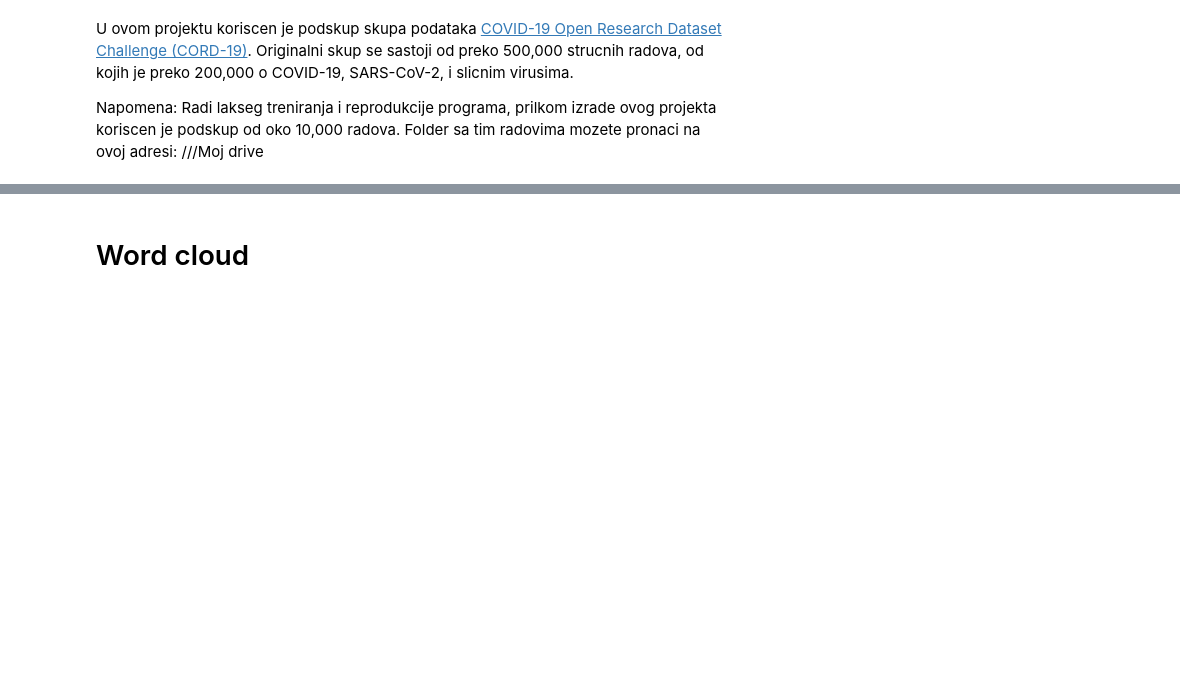
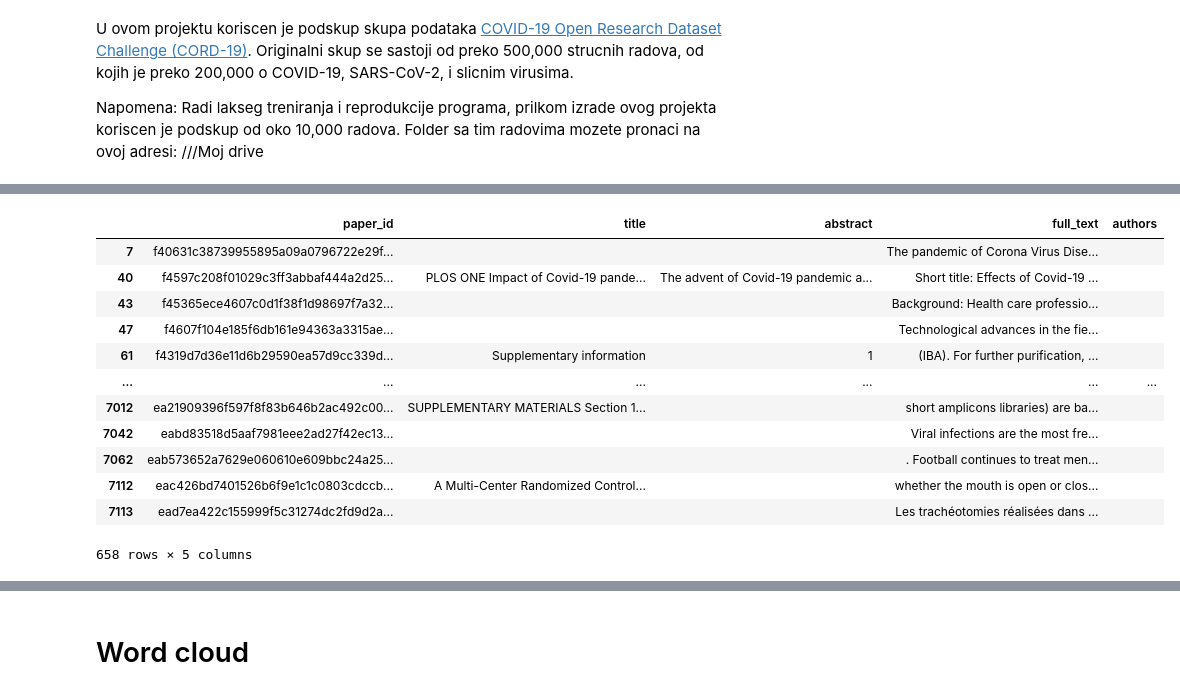
Before and after one commit to JelenaKitanovic/qa_system_covid, a Jupyter notebook: IR_JelenaKitanovic.ipynb, the cells around one changed output, grey strips where cells are left out. Cells and saved outputs as stored; diff of their text form; code cells hidden in the pictures; blank space fills up the shorter version.

```diff
--- a/IR_JelenaKitanovic.ipynb
+++ b/IR_JelenaKitanovic.ipynb
@@ -64,0 +89,16 @@ df.describe()
+# %%
+df[df['authors'] == '']
+# %% [output]
+|  | paper_id | title | abstract | full_text | authors |
+| 7 | f40631c38739955895a09a0796722e29f... |  |  | The pandemic of Corona Virus Dise... |  |
+| 40 | f4597c208f01029c3ff3abbaf444a2d25... | PLOS ONE Impact of Covid-19 pande... | The advent of Covid-19 pandemic a... | Short title: Effects of Covid-19 ... |  |
+| 43 | f45365ece4607c0d1f38f1d98697f7a32... |  |  | Background: Health care professio... |  |
+| 47 | f4607f104e185f6db161e94363a3315ae... |  |  | Technological advances in the fie... |  |
+| 61 | f4319d7d36e11d6b29590ea57d9cc339d... | Supplementary information | 1 | (IBA). For further purification, ... |  |
+| ... | ... | ... | ... | ... | ... |
+| 7012 | ea21909396f597f8f83b646b2ac492c00... | SUPPLEMENTARY MATERIALS Section 1... |  | short amplicons libraries) are ba... |  |
+| 7042 | eabd83518d5aaf7981eee2ad27f42ec13... |  |  | Viral infections are the most fre... |  |
+| 7062 | eab573652a7629e060610e609bbc24a25... |  |  | . Football continues to treat men... |  |
+| 7112 | eac426bd7401526b6f9e1c1c0803cdccb... | A Multi-Center Randomized Control... |  | whether the mouth is open or clos... |  |
+| 7113 | ead7ea422c155999f5c31274dc2fd9d2a... |  |  | Les trachéotomies réalisées dans ... |  |
+658 rows × 5 columns
```
Also changed, not shown: parts of 22 cells of this notebook.
